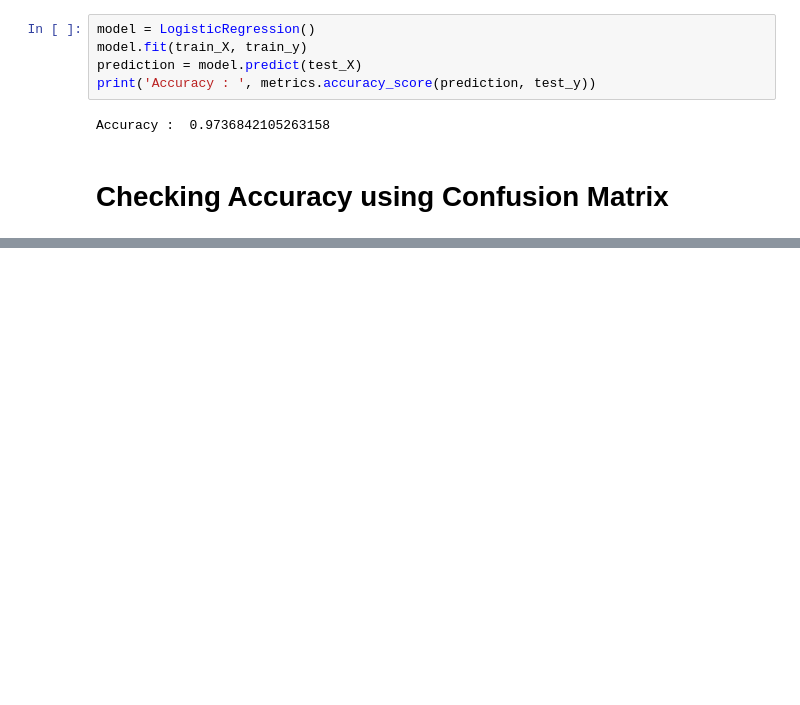
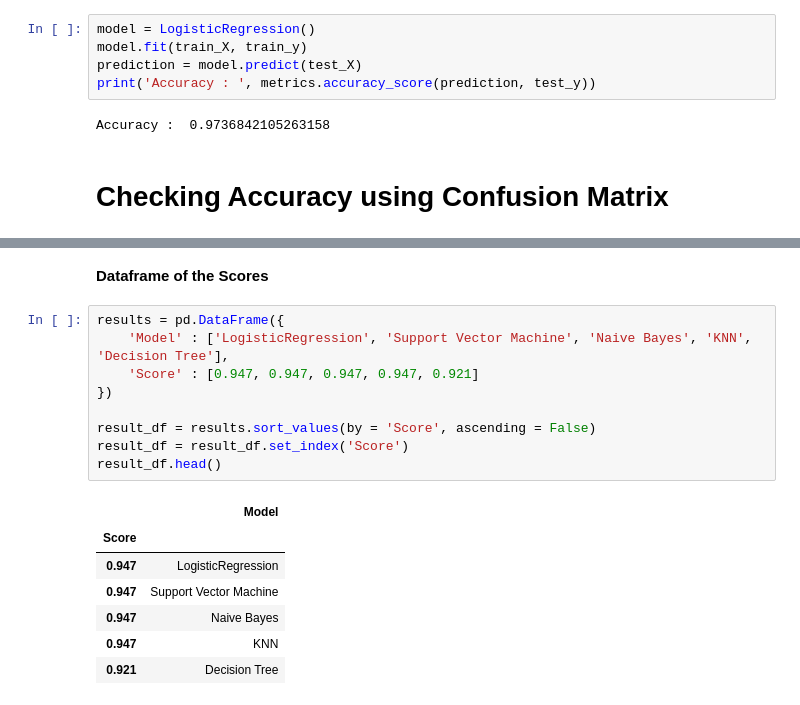
Before and after one commit to Davjot/Iris-Flower-Classication, a Jupyter notebook: Iris_Flower_Classification.ipynb, the cells around one changed output, grey strips where cells are left out. Drawn from its saved outputs; the diff is of its cells as text; blank space fills up the shorter version.

```diff
--- a/Iris_Flower_Classification.ipynb
+++ b/Iris_Flower_Classification.ipynb
@@ -363,0 +411,19 @@ weighted avg       0.98      0.97      0.97        38
+# %% [markdown]
+**Dataframe of the Scores**
+# %%
+results = pd.DataFrame({
+    'Model' : ['LogisticRegression', 'Support Vector Machine', 'Naive Bayes', 'KNN', 'Decision Tree'],
+    'Score' : [0.947, 0.947, 0.947, 0.947, 0.921]
+})
+
+result_df = results.sort_values(by = 'Score', ascending = False)
+result_df = result_df.set_index('Score')
+result_df.head()
+# %% [output]
+|  | Model |
+| Score |  |
+| 0.947 | LogisticRegression |
+| 0.947 | Support Vector Machine |
+| 0.947 | Naive Bayes |
+| 0.947 | KNN |
+| 0.921 | Decision Tree |
```
Also changed, not shown: parts of 12 cells of this notebook.
